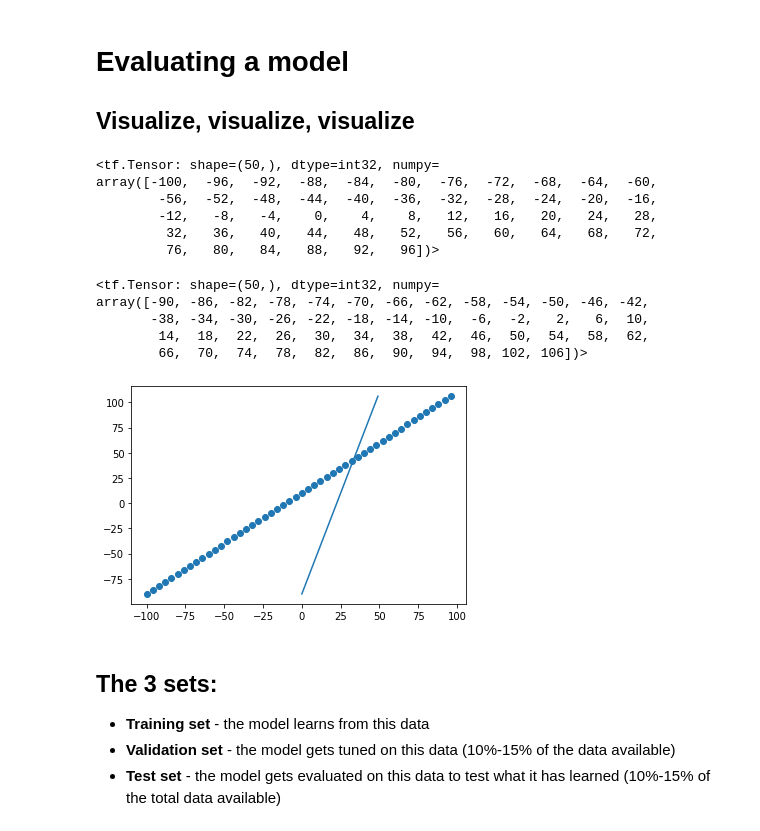
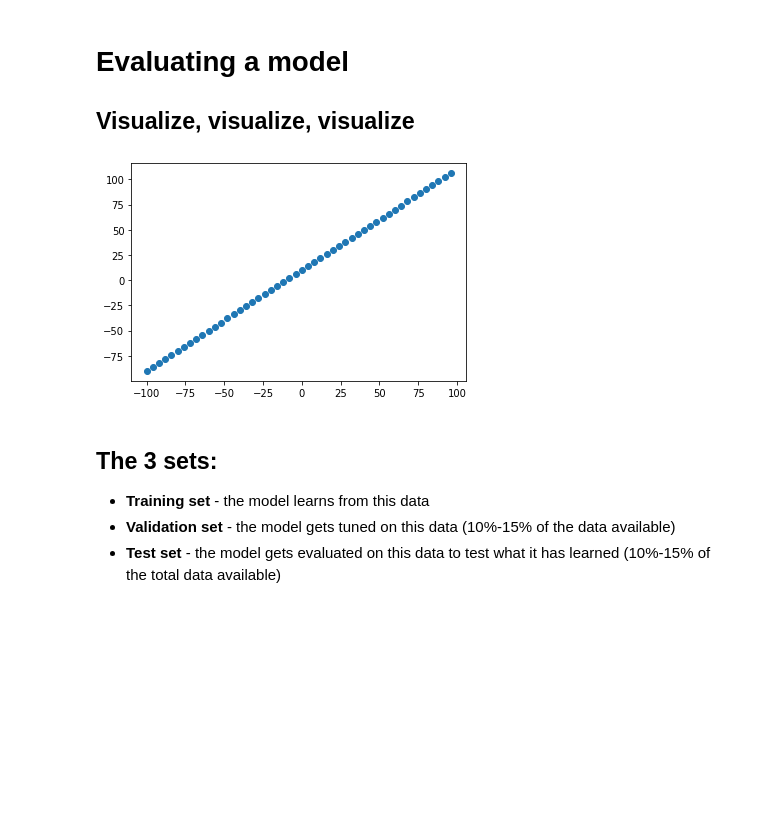
Before and after one commit to alexmercea99/Tensorflow-Learning, a Jupyter notebook: 01_neural_network_regression.ipynb, the cells around one changed output. Drawn from its saved outputs; the diff is of its cells as text; code cells hidden in the pictures; blank space fills up the shorter version.

```diff
--- a/01_neural_network_regression.ipynb
+++ b/01_neural_network_regression.ipynb
@@ -115,31 +104,15 @@ array([[28.09094]], dtype=float32)
 # %%
 # Make a bigger dataset
 X = tf.range(-100, 100, 4)
-X
-# %% [output]
-<tf.Tensor: shape=(50,), dtype=int32, numpy=
-array([-100,  -96,  -92,  -88,  -84,  -80,  -76,  -72,  -68,  -64,  -60,
-        -56,  -52,  -48,  -44,  -40,  -36,  -32,  -28,  -24,  -20,  -16,
-        -12,   -8,   -4,    0,    4,    8,   12,   16,   20,   24,   28,
-         32,   36,   40,   44,   48,   52,   56,   60,   64,   68,   72,
-         76,   80,   84,   88,   92,   96])>
 # %%
 # Make labels for the dataset
 y= X + 10
-y
-# %% [output]
-<tf.Tensor: shape=(50,), dtype=int32, numpy=
-array([-90, -86, -82, -78, -74, -70, -66, -62, -58, -54, -50, -46, -42,
-       -38, -34, -30, -26, -22, -18, -14, -10,  -6,  -2,   2,   6,  10,
-        14,  18,  22,  26,  30,  34,  38,  42,  46,  50,  54,  58,  62,
-        66,  70,  74,  78,  82,  86,  90,  94,  98, 102, 106])>
 # %%
 # Visualize the data
 plt.scatter(X, y)
-plt.plot(y)
 plt.show()
 # %% [output]
-[figure, old version]
+[figure, new version]
 # %% [markdown]
 ## The 3 sets:
 * **Training set** - the model learns from this data
```
Also changed, not shown: parts of 45 cells of this notebook, 2 other files.
